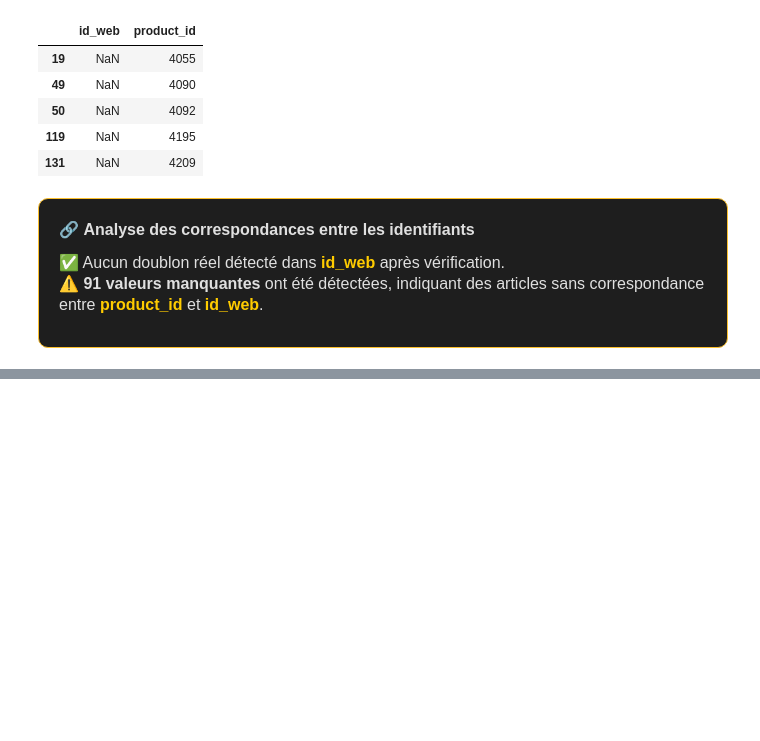
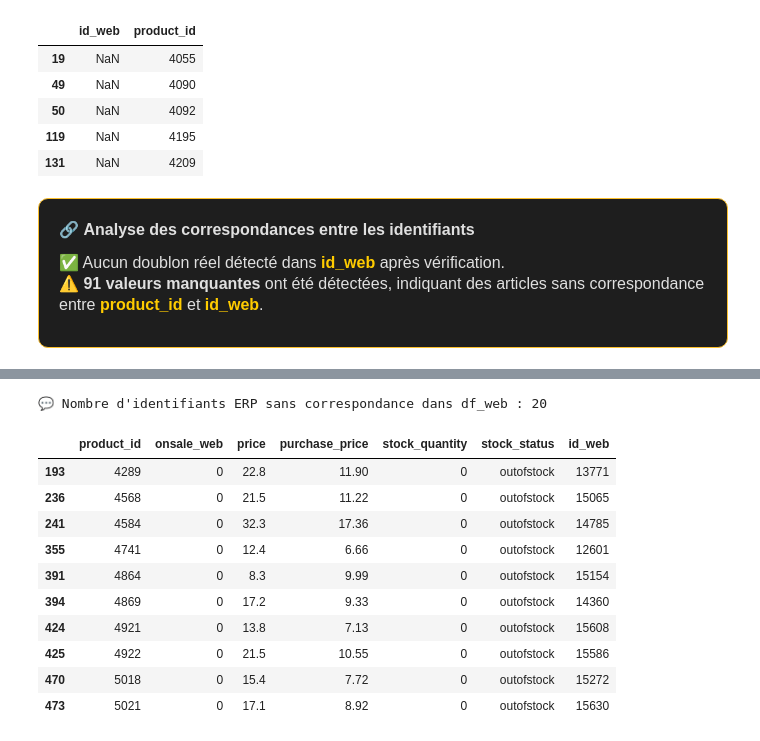
Before and after one commit to Stephane-OC/bottleneck, a Jupyter notebook: analyse_bottleneck.ipynb, the cells around one changed output, grey strips where cells are left out. Drawn from its saved outputs; the diff is of its cells as text; code cells hidden in the pictures; blank space fills up the shorter version.

```diff
--- a/analyse_bottleneck.ipynb
+++ b/analyse_bottleneck.ipynb
@@ -1158,9 +1189,3 @@ Data columns (total 9 columns):
  8   product_type    2 non-null      object
 dtypes: float64(4), int64(1), object(4)
 memory usage: 6.6+ KB
-# %%
-# Normalisation finale des codes SKU
-df_web["sku"] = df_web["sku"].fillna("0")
-df_web["sku"] = df_web["sku"].astype(str).str.strip()
-
-print("✅ Les valeurs manquantes ont été remplacées par '0' et les espaces supprimés.")
@@ -1339,3 +1367,9 @@ width:fit-content; margin:20px auto; text-align:left; box-shadow:0 0 15px #00000
 </div>
 # %%
 #Fusion des fichiers df_erp et df_liaison
+df_merged = pd.merge(df_erp, df_liaison, on="product_id", how="left")
+
+# Vérification de la taille du nouveau dataset
+print(f"Nombre de lignes après fusion : {len(df_merged)}")
+print(f"Nombre de colonnes après fusion : {len(df_merged.columns)}")
+display(df_merged.head())
@@ -1354,4 +1433,13 @@ width:fit-content; margin:20px auto; text-align:left; box-shadow:0 0 15px #00000
   </h3>
 </div>
 # %%
-#Fusionner les datasets df_merge et df_web
+# Harmoniser les types pour assurer la correspondance entre les colonnes id_web et sku
+
+# Supprimer les lignes sans identifiant web (id_web vide ou NaN)
+df_merged = df_merged[df_merged["id_web"].notna()]
+df_merged = df_merged[df_merged["id_web"].astype(str).str.strip() != ""]
+
+# Supprimer les doublons sur id_web
+df_merged = df_merged.drop_duplicates(subset=["id_web"], keep="first")
+
+print(f"✅ Lignes conservées après nettoyage de id_web : {len(df_merged)}")
@@ -1359,0 +1486,18 @@ width:fit-content; margin:20px auto; text-align:left; box-shadow:0 0 15px #00000
+# %%
+# Vérifier quels id_web du ERP ne sont pas présents dans le site web
+ids_non_trouves = df_merged[~df_merged["id_web"].isin(df_web["sku"])]
+print(f"💬 Nombre d'identifiants ERP sans correspondance dans df_web : {len(ids_non_trouves)}")
+display(ids_non_trouves.head(10))
+# %% [output]
+💬 Nombre d'identifiants ERP sans correspondance dans df_web : 20
+|  | product_id | onsale_web | price | purchase_price | stock_quantity | stock_status | id_web |
+| 193 | 4289 | 0 | 22.8 | 11.90 | 0 | outofstock | 13771 |
+| 236 | 4568 | 0 | 21.5 | 11.22 | 0 | outofstock | 15065 |
+| 241 | 4584 | 0 | 32.3 | 17.36 | 0 | outofstock | 14785 |
+| 355 | 4741 | 0 | 12.4 | 6.66 | 0 | outofstock | 12601 |
+| 391 | 4864 | 0 | 8.3 | 9.99 | 0 | outofstock | 15154 |
+| 394 | 4869 | 0 | 17.2 | 9.33 | 0 | outofstock | 14360 |
+| 424 | 4921 | 0 | 13.8 | 7.13 | 0 | outofstock | 15608 |
+| 425 | 4922 | 0 | 21.5 | 10.55 | 0 | outofstock | 15586 |
+| 470 | 5018 | 0 | 15.4 | 7.72 | 0 | outofstock | 15272 |
+| 473 | 5021 | 0 | 17.1 | 8.92 | 0 | outofstock | 15630 |
```
Also changed, not shown: parts of 19 cells of this notebook.
